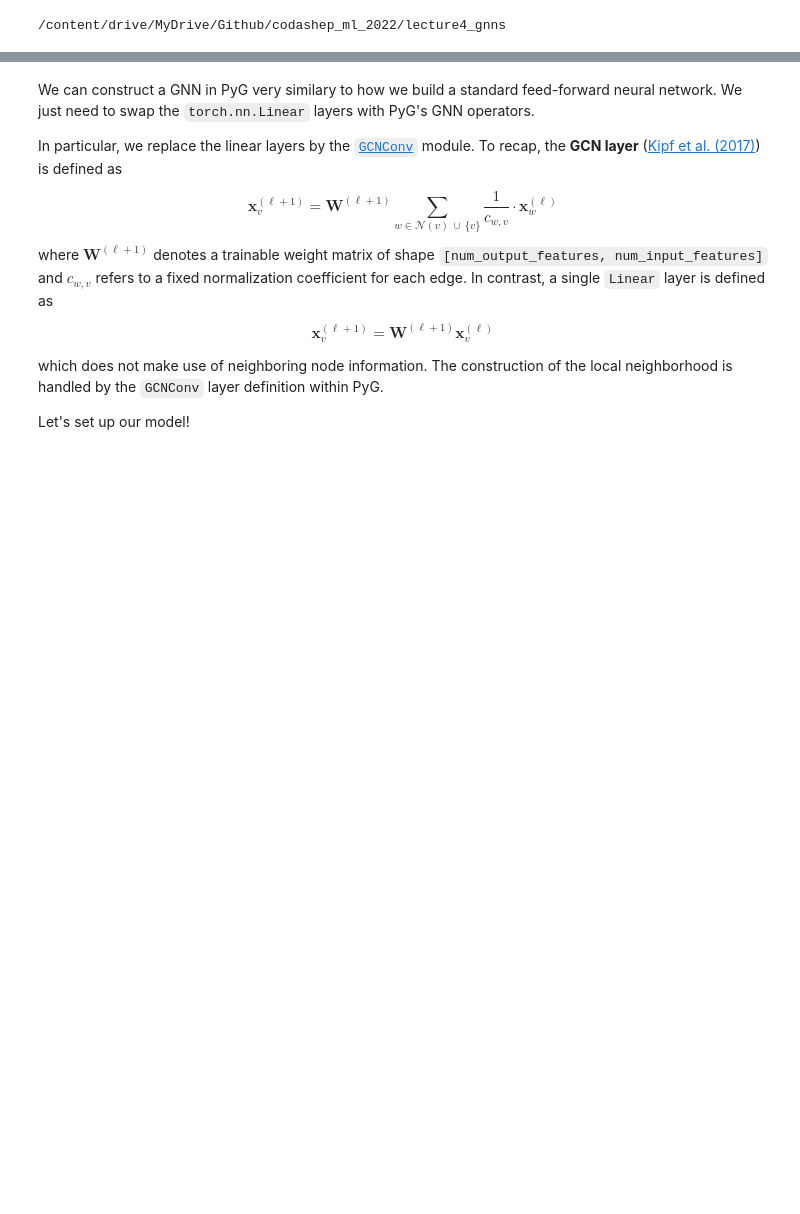
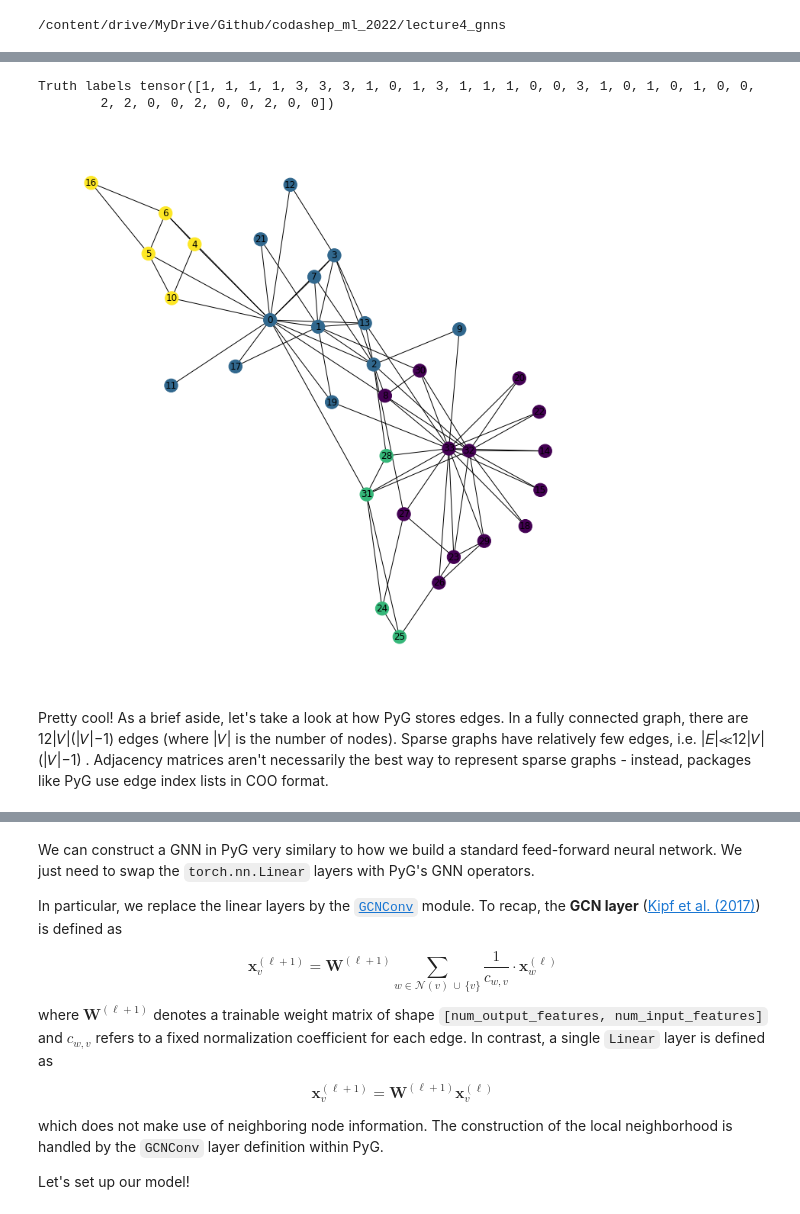
Before and after one commit to savvy379/codashep_ml_2022, a Jupyter notebook: lecture4_gnns/Graph_Neural_Networks.ipynb, the cells around one changed output, grey strips where cells are left out. Saved outputs shown, nothing was run; the diff lists cells and outputs as text; code cells hidden in the pictures; blank space fills up the shorter version.

Commit message:
adding karate club example

```diff
--- a/lecture4_gnns/Graph_Neural_Networks.ipynb
+++ b/lecture4_gnns/Graph_Neural_Networks.ipynb
@@ -164,0 +86,5 @@ Name: subject, dtype: int64
+# %%
+from torch_geometric.datasets import KarateClub
+
+# KarateClub is a small, easily visualized community graph
+karate_club = KarateClub().data
@@ -164,0 +113,14 @@ Name: subject, dtype: int64
+# %%
+# let's visualize the graph
+import torch_geometric
+import networkx as networkx
+print('Truth labels', karate_club.y)
+karate_club_nx = torch_geometric.utils.to_networkx(karate_club, to_undirected=True)
+plt.figure(figsize=(10,10))
+nx.draw_spring(karate_club_nx, with_labels=True, node_color=karate_club.y)
+# %% [output]
+Truth labels tensor([1, 1, 1, 1, 3, 3, 3, 1, 0, 1, 3, 1, 1, 1, 0, 0, 3, 1, 0, 1, 0, 1, 0, 0,
+        2, 2, 0, 0, 2, 0, 0, 2, 0, 0])
+[figure, added]
+# %% [markdown]
+Pretty cool! As a brief aside, let's take a look at how PyG stores edges. In a fully connected graph, there are  12|𝑉|(|𝑉|−1)  edges (where  |𝑉|  is the number of nodes). Sparse graphs have relatively few edges, i.e.  |𝐸|≪12|𝑉|(|𝑉|−1) . Adjacency matrices aren't necessarily the best way to represent sparse graphs - instead, packages like PyG use edge index lists in COO format.
```
Also changed, not shown: parts of 51 cells of this notebook.
